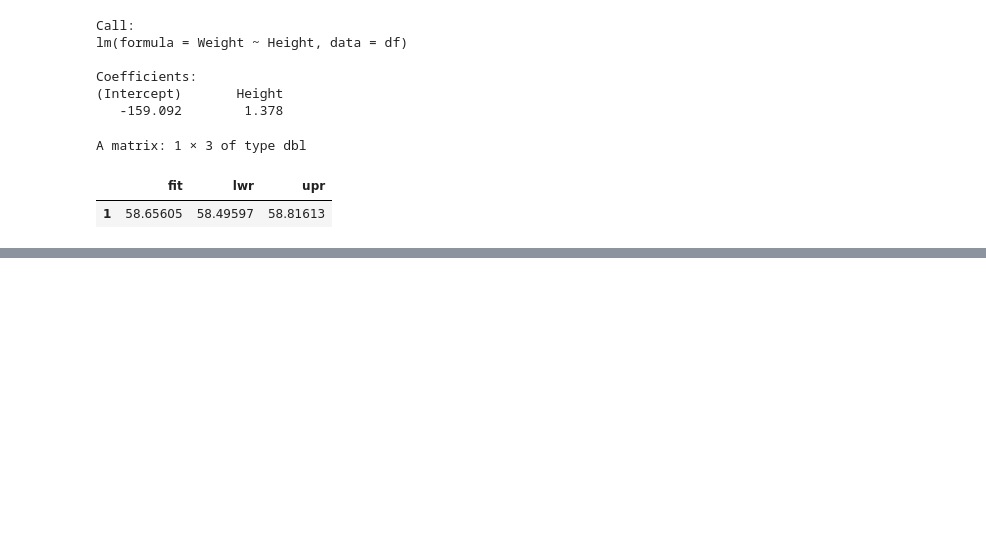
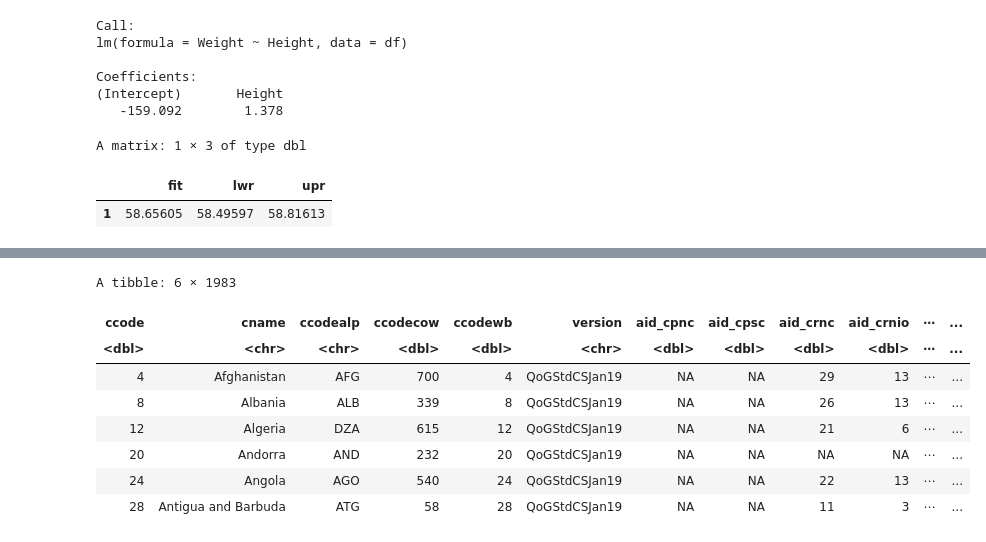
Before and after one commit to RustyBrain/ucl_analytics_for_policy, a Jupyter notebook: session_10.ipynb, the cells around one changed output, grey strips where cells are left out. Cells and saved outputs as stored; diff of their text form; code cells hidden in the pictures; blank space fills up the shorter version.

```diff
--- a/session_10.ipynb
+++ b/session_10.ipynb
@@ -46,0 +71,2 @@ ggplot(data=df, aes(model$residuals)) + geom_histogram(binwidth = 2)
+# %%
+dat  <- read_csv("http://www.qogdata.pol.gu.se/data/qog_std_cs_jan19.csv")
@@ -46,0 +85,12 @@ ggplot(data=df, aes(model$residuals)) + geom_histogram(binwidth = 2)
+# %%
+head(dat)
+# %% [output]
+A tibble: 6 × 1983
+| ccode | cname | ccodealp | ccodecow | ccodewb | version | aid_cpnc | aid_cpsc | aid_crnc | aid_crnio | ⋯ | ... |
+| <dbl> | <chr> | <chr> | <dbl> | <dbl> | <chr> | <dbl> | <dbl> | <dbl> | <dbl> | ⋯ | ... |
+| 4 | Afghanistan | AFG | 700 | 4 | QoGStdCSJan19 | NA | NA | 29 | 13 | ⋯ | ... |
+| 8 | Albania | ALB | 339 | 8 | QoGStdCSJan19 | NA | NA | 26 | 13 | ⋯ | ... |
+| 12 | Algeria | DZA | 615 | 12 | QoGStdCSJan19 | NA | NA | 21 | 6 | ⋯ | ... |
+| 20 | Andorra | AND | 232 | 20 | QoGStdCSJan19 | NA | NA | NA | NA | ⋯ | ... |
+| 24 | Angola | AGO | 540 | 24 | QoGStdCSJan19 | NA | NA | 22 | 13 | ⋯ | ... |
+| 28 | Antigua and Barbuda | ATG | 58 | 28 | QoGStdCSJan19 | NA | NA | 11 | 3 | ⋯ | ... |
```
Also changed, not shown: parts of 4 cells of this notebook.
